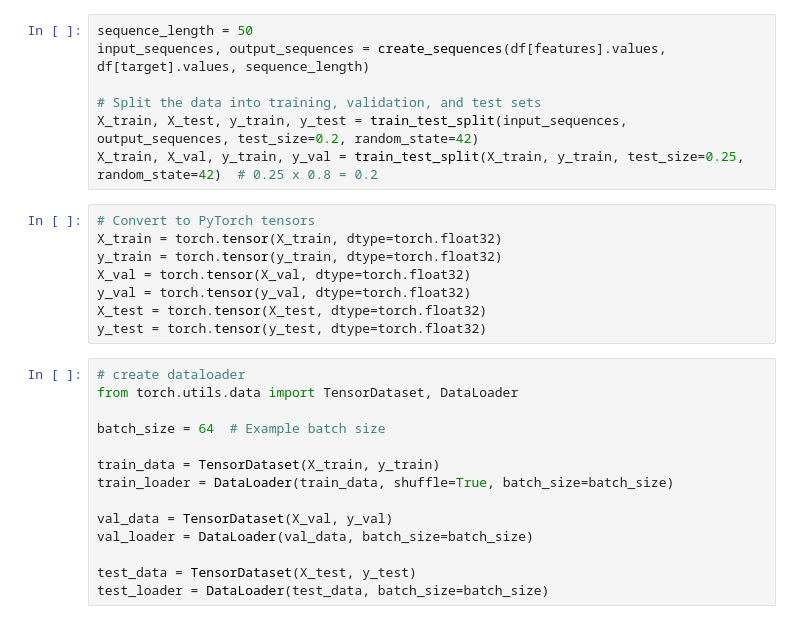
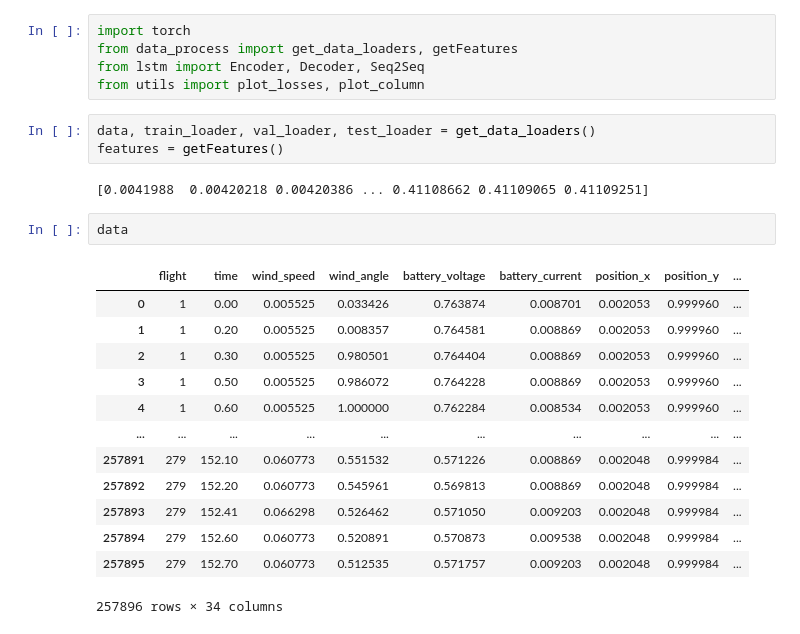
Before and after one commit to LeoLi23/553-ev-project, a Jupyter notebook: main.ipynb, the cells around one changed output. Saved outputs shown, nothing was run; the diff lists cells and outputs as text.

```diff
--- a/main.ipynb
+++ b/main.ipynb
@@ -88,29 +1,26 @@ df[features] = scaler.fit_transform(df[features])
-# %%
-sequence_length = 50
-input_sequences, output_sequences = create_sequences(df[features].values, df[target].values, sequence_length)
-
-# Split the data into training, validation, and test sets
-X_train, X_test, y_train, y_test = train_test_split(input_sequences, output_sequences, test_size=0.2, random_state=42)
-X_train, X_val, y_train, y_val = train_test_split(X_train, y_train, test_size=0.25, random_state=42)  # 0.25 x 0.8 = 0.2
-# %%
-# Convert to PyTorch tensors
-X_train = torch.tensor(X_train, dtype=torch.float32)
-y_train = torch.tensor(y_train, dtype=torch.float32)
-X_val = torch.tensor(X_val, dtype=torch.float32)
-y_val = torch.tensor(y_val, dtype=torch.float32)
-X_test = torch.tensor(X_test, dtype=torch.float32)
-y_test = torch.tensor(y_test, dtype=torch.float32)
-# %%
-# create dataloader
-from torch.utils.data import TensorDataset, DataLoader
-
-batch_size = 64  # Example batch size
-
-train_data = TensorDataset(X_train, y_train)
-train_loader = DataLoader(train_data, shuffle=True, batch_size=batch_size)
-
-val_data = TensorDataset(X_val, y_val)
-val_loader = DataLoader(val_data, batch_size=batch_size)
-
-test_data = TensorDataset(X_test, y_test)
-test_loader = DataLoader(test_data, batch_size=batch_size)
+# %%
+import torch
+from data_process import get_data_loaders, getFeatures
+from lstm import Encoder, Decoder, Seq2Seq
+from utils import plot_losses, plot_column
+# %%
+data, train_loader, val_loader, test_loader = get_data_loaders()
+features = getFeatures()
+# %% [output]
+[0.0041988  0.00420218 0.00420386 ... 0.41108662 0.41109065 0.41109251]
+# %%
+data
+# %% [output]
+|  | flight | time | wind_speed | wind_angle | battery_voltage | battery_current | position_x | position_y | ... |
+| 0 | 1 | 0.00 | 0.005525 | 0.033426 | 0.763874 | 0.008701 | 0.002053 | 0.999960 | ... |
+| 1 | 1 | 0.20 | 0.005525 | 0.008357 | 0.764581 | 0.008869 | 0.002053 | 0.999960 | ... |
+| 2 | 1 | 0.30 | 0.005525 | 0.980501 | 0.764404 | 0.008869 | 0.002053 | 0.999960 | ... |
+| 3 | 1 | 0.50 | 0.005525 | 0.986072 | 0.764228 | 0.008869 | 0.002053 | 0.999960 | ... |
+| 4 | 1 | 0.60 | 0.005525 | 1.000000 | 0.762284 | 0.008534 | 0.002053 | 0.999960 | ... |
+| ... | ... | ... | ... | ... | ... | ... | ... | ... | ... |
+| 257891 | 279 | 152.10 | 0.060773 | 0.551532 | 0.571226 | 0.008869 | 0.002048 | 0.999984 | ... |
+| 257892 | 279 | 152.20 | 0.060773 | 0.545961 | 0.569813 | 0.008869 | 0.002048 | 0.999984 | ... |
+| 257893 | 279 | 152.41 | 0.066298 | 0.526462 | 0.571050 | 0.009203 | 0.002048 | 0.999984 | ... |
+| 257894 | 279 | 152.60 | 0.060773 | 0.520891 | 0.570873 | 0.009538 | 0.002048 | 0.999984 | ... |
+| 257895 | 279 | 152.70 | 0.060773 | 0.512535 | 0.571757 | 0.009203 | 0.002048 | 0.999984 | ... |
+257896 rows × 34 columns
```
Also changed, not shown: parts of 8 cells of this notebook, 6 other files.
